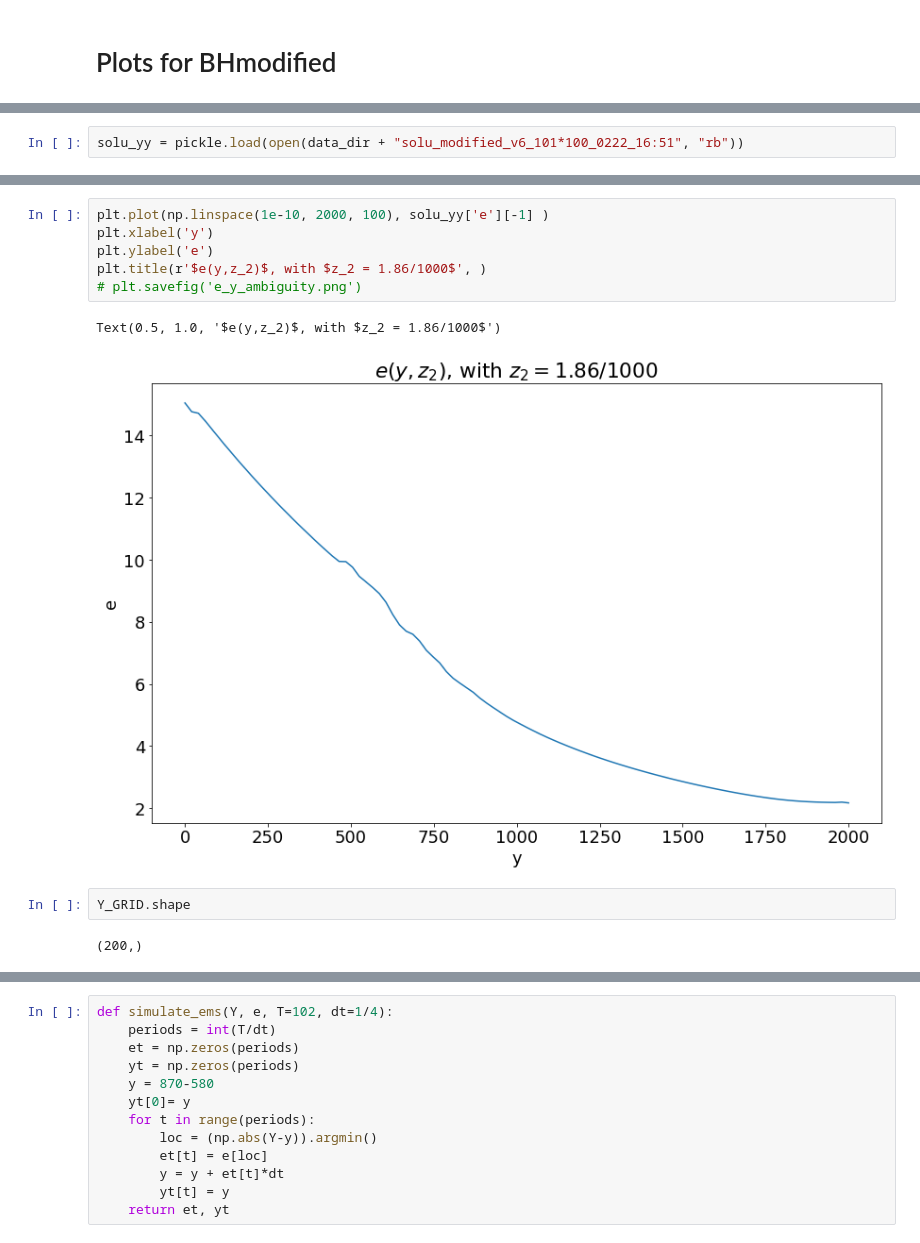
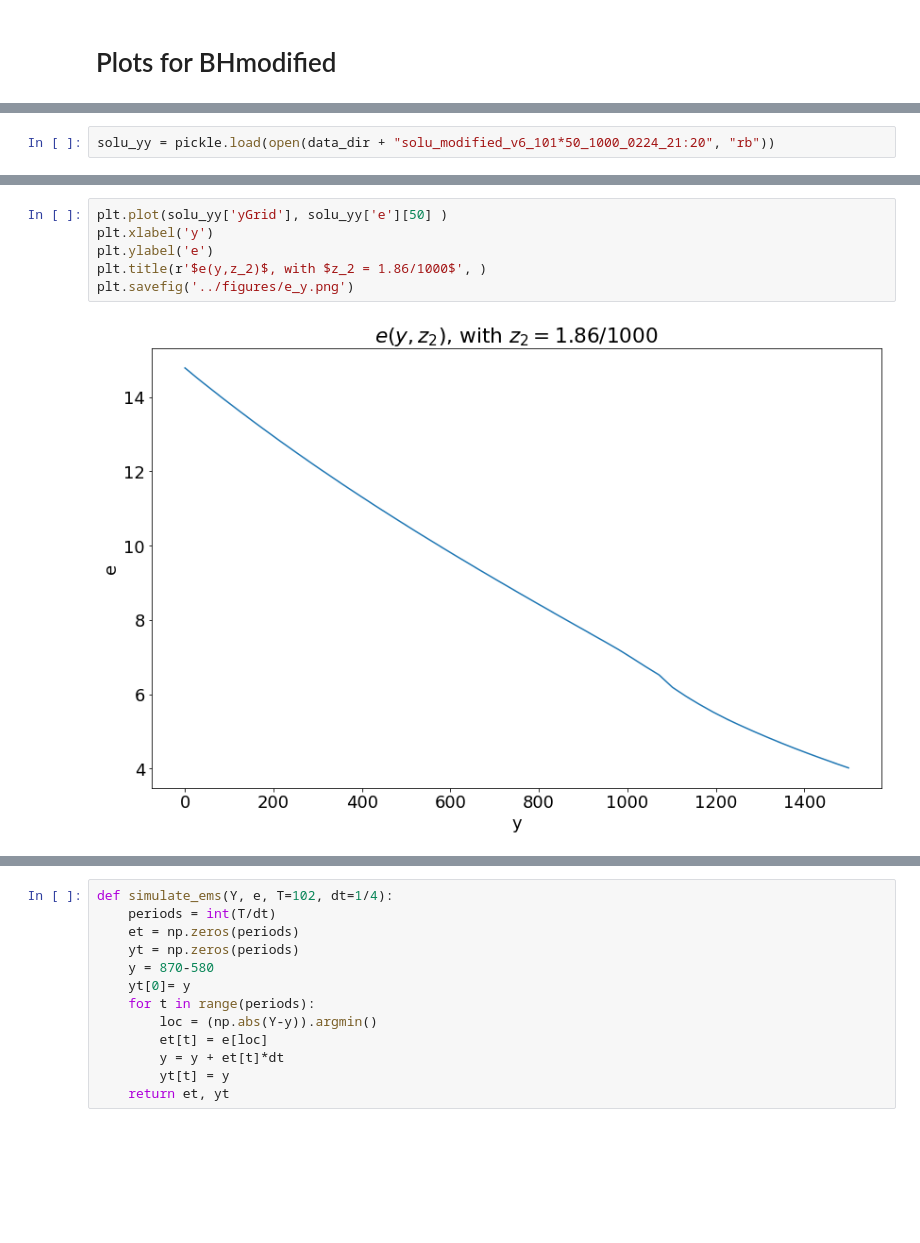
Before and after one commit to lphansen/ClimateUncertaintySpillover, a Jupyter notebook: source/solution_plots.ipynb, the cells around one changed output, grey strips where cells are left out. Saved outputs shown, nothing was run; the diff lists cells and outputs as text; blank space fills up the shorter version.

Commit message:
adding file for ambiguity only model

```diff
--- a/source/solution_plots.ipynb
+++ b/source/solution_plots.ipynb
@@ -27,4 +27,4 @@ sigma2, (RHO, SIGMA_Z, MU_2)
 # %% [output]
 (0.006532795676801678, (0.9, 0.00020999999999999998, 0.00186))
 # %%
-solu_yy = pickle.load(open(data_dir + "solu_modified_v6_101*100_0222_16:51", "rb"))
+solu_yy = pickle.load(open(data_dir + "solu_modified_v6_101*50_1000_0224_21:20", "rb"))
@@ -35,13 +51,8 @@ solu_yy['e'][50].shape
 # %%
-plt.plot(np.linspace(1e-10, 2000, 100), solu_yy['e'][-1] )
+plt.plot(solu_yy['yGrid'], solu_yy['e'][50] )
 plt.xlabel('y')
 plt.ylabel('e')
 plt.title(r'$e(y,z_2)$, with $z_2 = 1.86/1000$', )
-# plt.savefig('e_y_ambiguity.png')
+plt.savefig('../figures/e_y.png')
 # %% [output]
-Text(0.5, 1.0, '$e(y,z_2)$, with $z_2 = 1.86/1000$')
-[figure, old version]
+[figure, new version]
-# %%
-Y_GRID.shape
-# %% [output]
-(200,)
```
Also changed, not shown: parts of 41 cells of this notebook, 19 other files.
